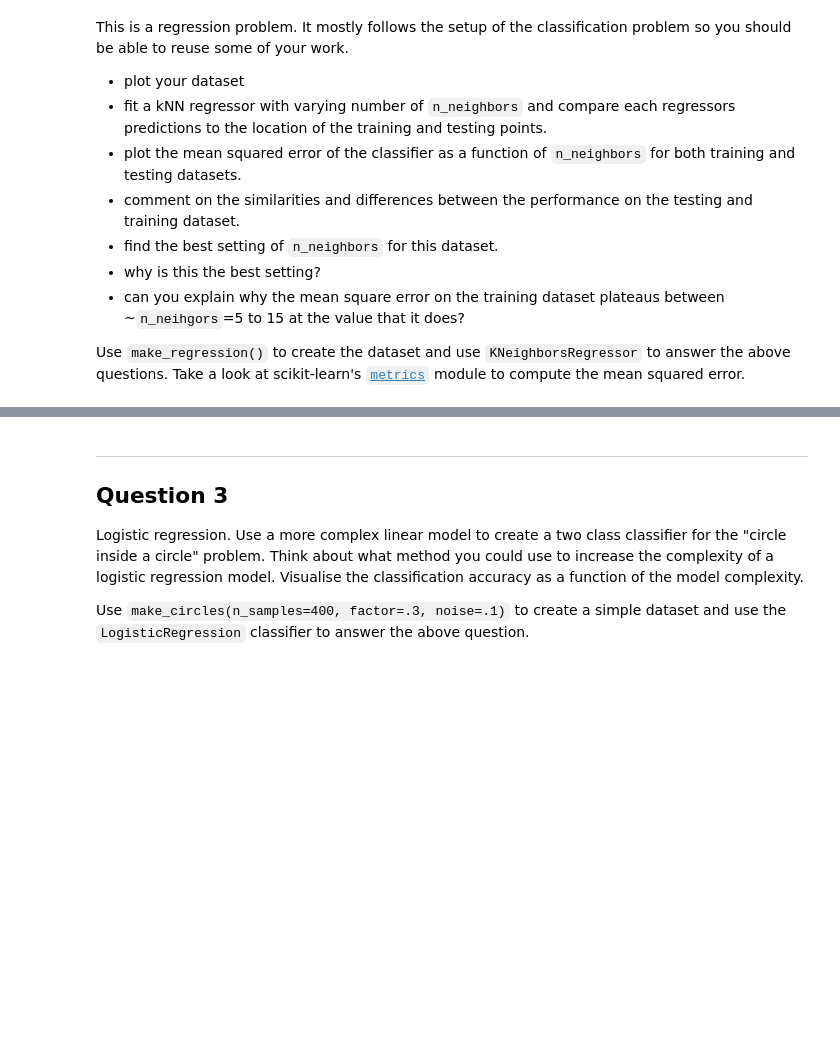
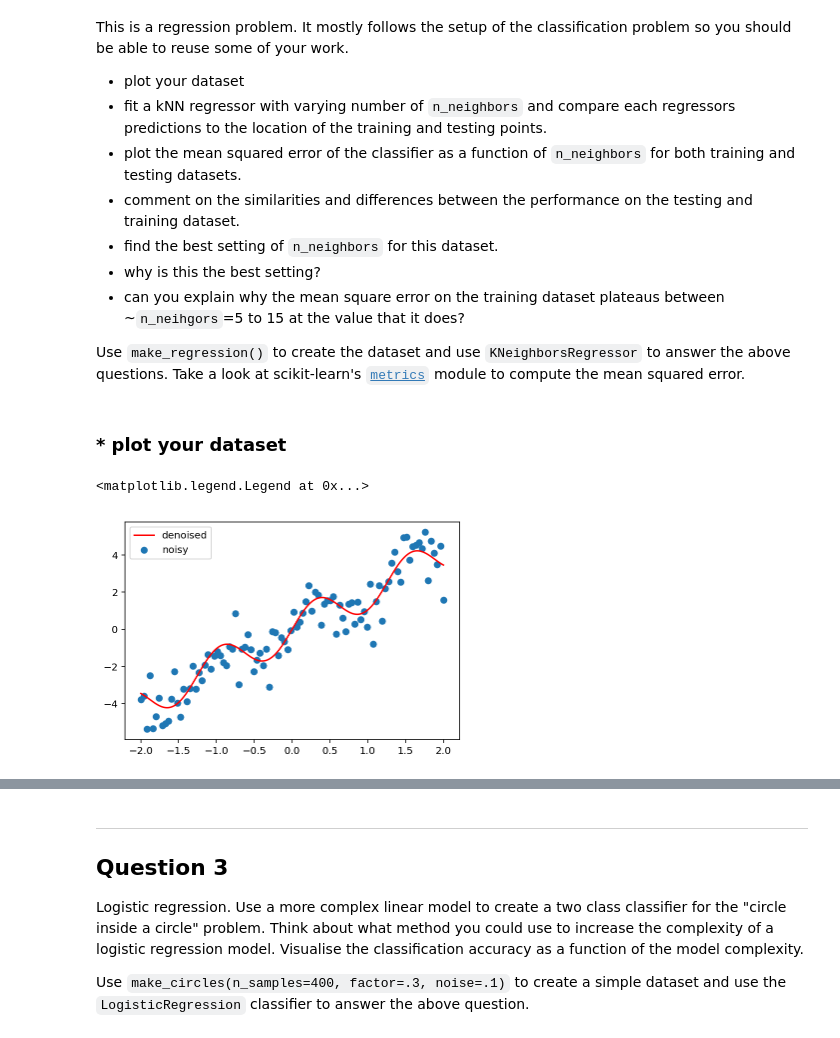
Before and after one commit to calispac/advanced-computing-2018, a Jupyter notebook: material/lecture-01/exercise.ipynb, the cells around one changed output, grey strips where cells are left out. Saved outputs shown, nothing was run; the diff lists cells and outputs as text; code cells hidden in the pictures; blank space fills up the shorter version.

```diff
--- a/material/lecture-01/exercise.ipynb
+++ b/material/lecture-01/exercise.ipynb
@@ -208,4 +235,4 @@ def make_regression(n_samples=100, noise_level=0.8, random_state=2):
     X = np.linspace(-2, 2, n_samples)
     y = 2 * X + np.sin(5 * X) + rng.randn(n_samples) * noise_level
 
-    return X.reshape(-1, 1), y
+    return X.reshape(X.shape[0], 1), y
@@ -213,0 +239,12 @@ def make_regression(n_samples=100, noise_level=0.8, random_state=2):
+# %% [markdown]
+### * plot your dataset
+# %%
+X, y = make_regression()
+X_true, y_true = make_regression(n_samples=1000, noise_level=0)
+plt.figure()
+plt.scatter(X, y, label='noisy')
+plt.plot(X_true, y_true, label='denoised', color='r')
+plt.legend()
+# %% [output]
+<matplotlib.legend.Legend at 0x...>
+[figure, added]
```
Also changed, not shown: parts of 28 cells of this notebook, 1 other file.
